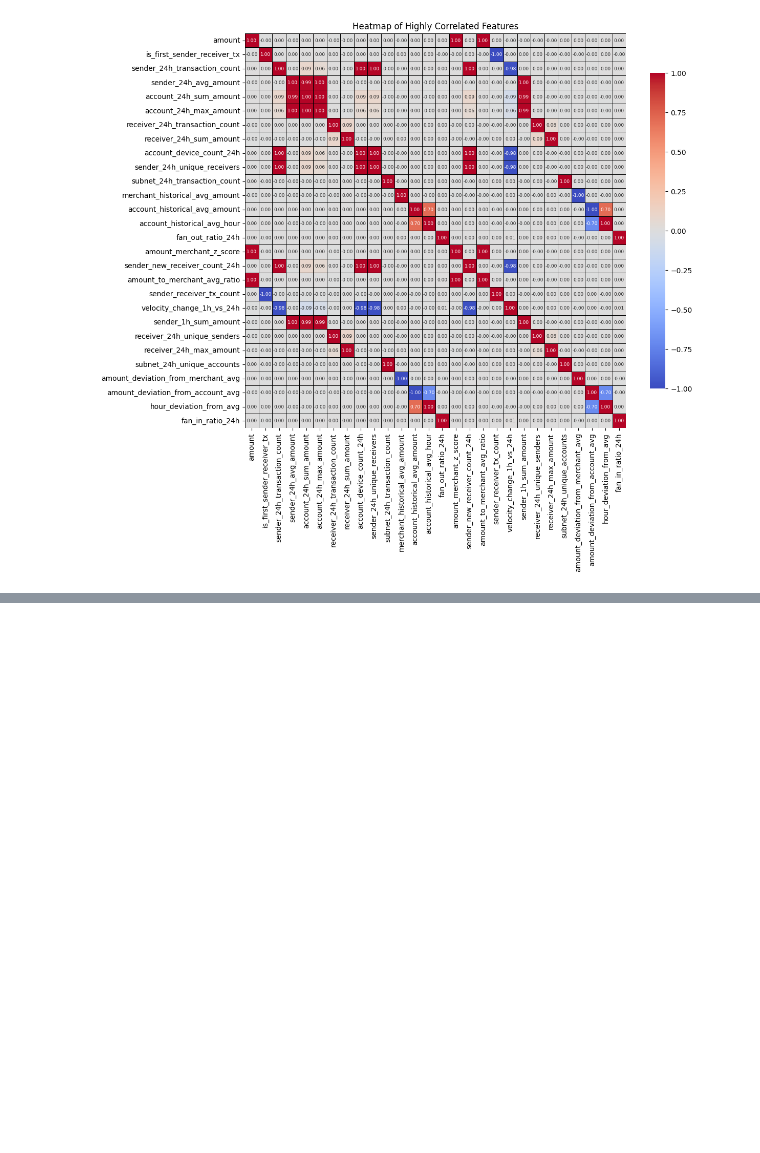
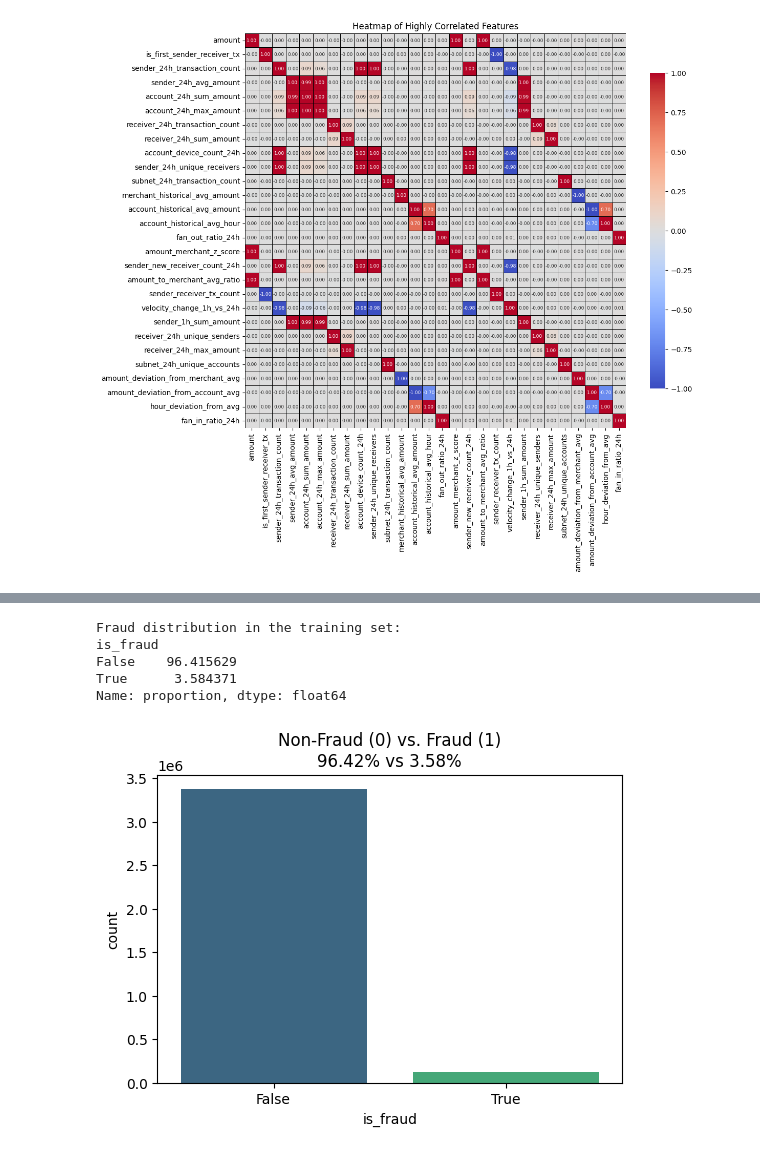
Before and after one commit to Azvier/transaction-fraud-detection, a Jupyter notebook: notebooks/02-exploratory-data-analysis.ipynb, the cells around one changed output, grey strips where cells are left out. Drawn from its saved outputs; the diff is of its cells as text; code cells hidden in the pictures; blank space fills up the shorter version.

```diff
--- a/notebooks/02-exploratory-data-analysis.ipynb
+++ b/notebooks/02-exploratory-data-analysis.ipynb
@@ -173,0 +177,17 @@ print(f"Reduced number of features: {X_train_reduced.shape[1]}")
+# %%
+# Use the original train_df to see the distribution
+fraud_percentage = train_df[TARGET].value_counts(normalize=True) * 100
+print("Fraud distribution in the training set:")
+print(fraud_percentage)
+
+plt.figure(figsize=(6, 4))
+sns.countplot(x=TARGET, data=train_df, hue=TARGET, palette='viridis', legend=False)
+plt.title(f'Non-Fraud (0) vs. Fraud (1)\n{fraud_percentage.iloc[0]:.2f}% vs {fraud_percentage.iloc[1]:.2f}%')
+plt.show()
+# %% [output]
+Fraud distribution in the training set:
+is_fraud
+False    96.415629
+True      3.584371
+Name: proportion, dtype: float64
+[figure, added]
```
Also changed, not shown: parts of 2 cells of this notebook.
